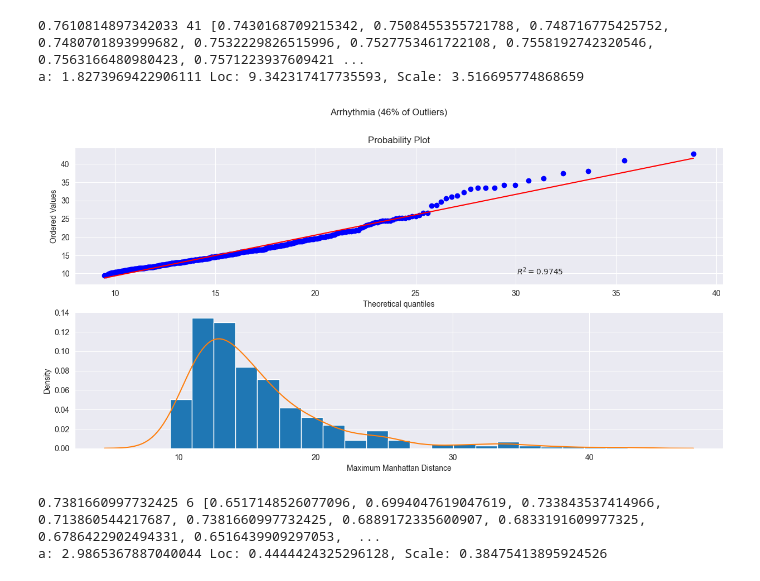
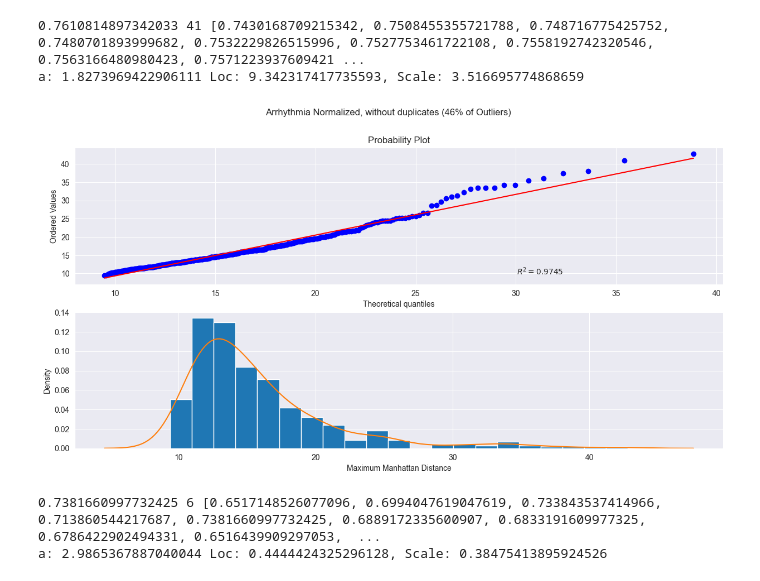
Before and after one commit to hodge-py/Outlier-Detection, a Jupyter notebook: Final_Version_gamma.ipynb, the cells around one changed output. Saved outputs shown, nothing was run; the diff lists cells and outputs as text; code cells hidden in the pictures.

```diff
--- a/Final_Version_gamma.ipynb
+++ b/Final_Version_gamma.ipynb
@@ -150,12 +150,12 @@ def qqPlots(X,y,kValue,name):
 # %%
 X, y = setupDf("real/Arrhythmia_withoutdupl_norm_46.arff")
 endResults = outputResults(X,y)
 printResults(endResults)
-qqPlots(X,y,41,"Arrhythmia (46% of Outliers)")
+qqPlots(X,y,41,"Arrhythmia Normalized, without duplicates (46% of Outliers)")
 # %% [output]
 0.7610814897342033 41 [0.7430168709215342, 0.7508455355721788, 0.748716775425752, 0.7480701893999682, 0.7532229826515996, 0.7527753461722108, 0.7558192742320546, 0.7563166480980423, 0.7571223937609421 ...
 a: 1.8273969422906111 Loc: 9.342317417735593, Scale: 3.516695774868659
-[figure, old version]
+[figure, new version]
 # %%
 X, y = setupDf("real/Parkinson_withoutdupl_norm_75.arff")
 endResults = outputResults(X,y)
```
Also changed, not shown: 1 other file.
